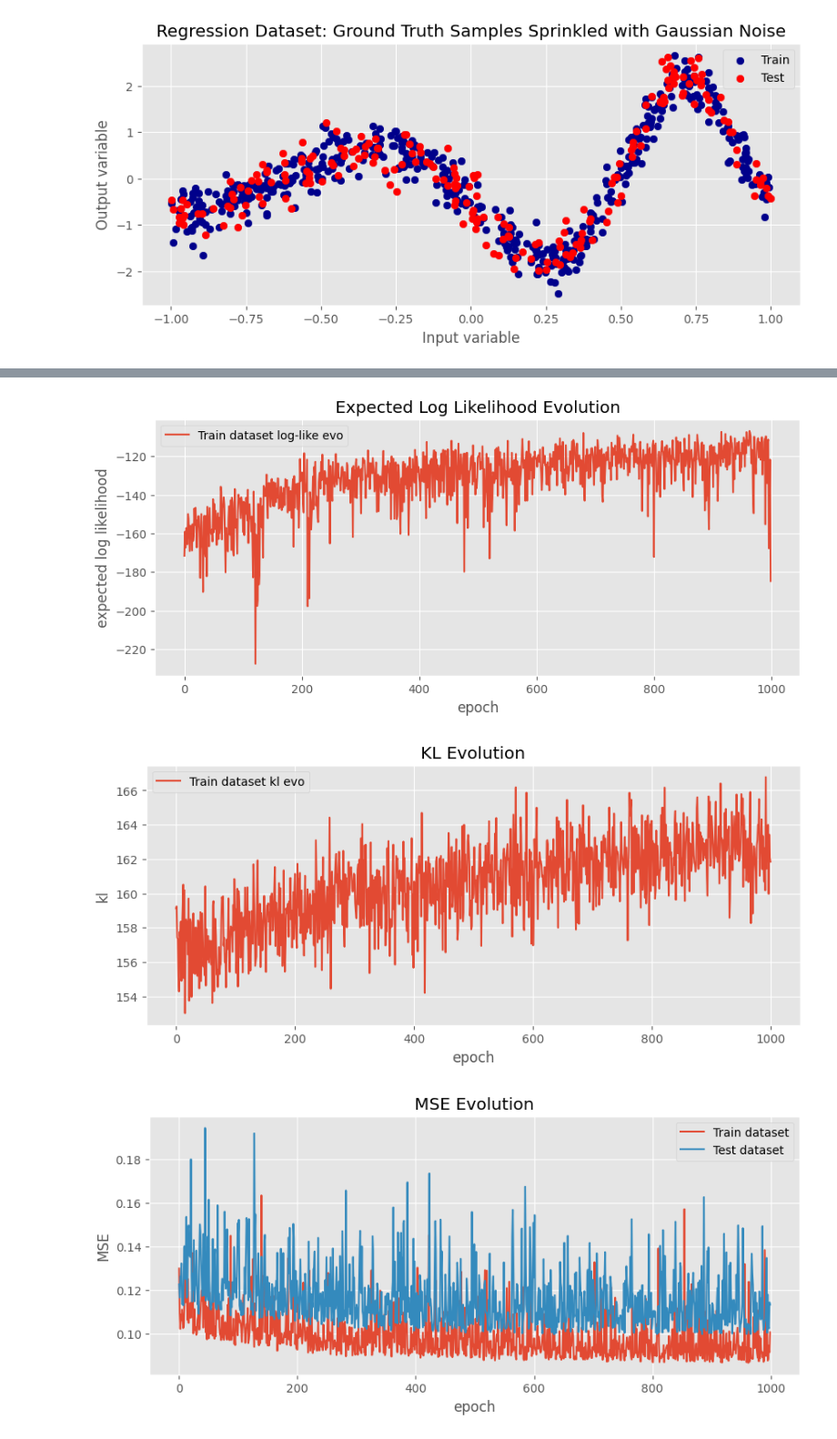
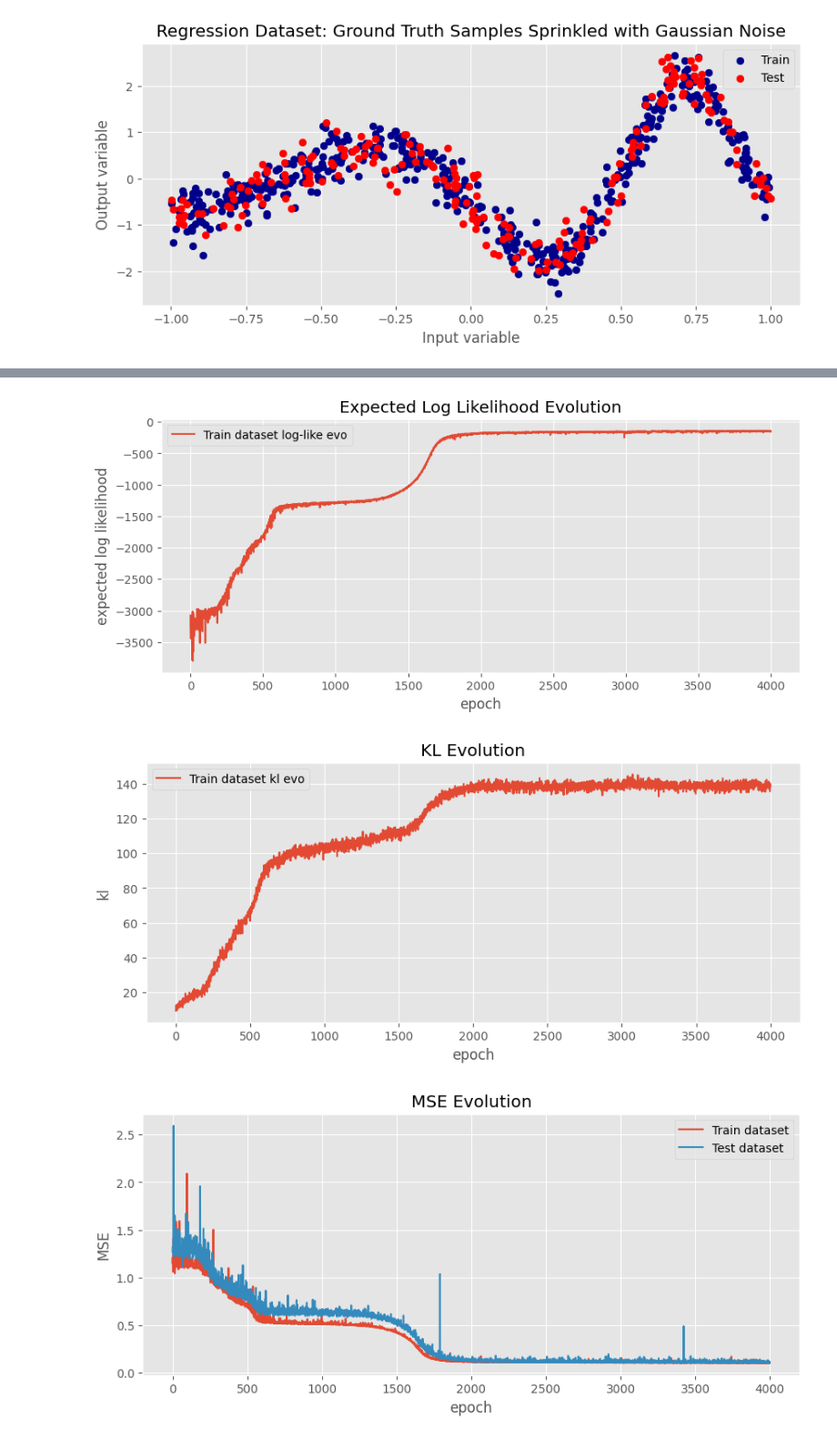
Before and after one commit to Marco-Gal/Bayesian-Neural-Network-Project, a Jupyter notebook: t distribution toy problems/gaussian-noise.ipynb, the cells around one changed output, grey strips where cells are left out. Shown at 91% size. Saved outputs shown, nothing was run; the diff lists cells and outputs as text; code cells hidden in the pictures.

```diff
--- a/t distribution toy problems/gaussian-noise.ipynb
+++ b/t distribution toy problems/gaussian-noise.ipynb
@@ -469,7 +632,7 @@ tr_mse_loss_evo = []
 te_mse_loss_evo = []
 aux_loss = nn.MSELoss()
 
-for epoch in tqdm(range(1000)):  # epochs
+for epoch in tqdm(range(4000)):  # epochs
     g_opt.zero_grad()
 
     l, ll, kl = gaussian_bnn_model.loss(x_tr, y_tr, num_samples = 10)
@@ -530,7 +693,7 @@ tr_mse_loss_evo = []
 te_mse_loss_evo = []
 aux_loss = nn.MSELoss()
 
-for epoch in tqdm(range(1000)):  # epochs
+for epoch in tqdm(range(4000)):  # epochs
     t_opt.zero_grad()
 
     l, ll, kl = t_bnn_model.loss(x_tr, y_tr, num_samples = 10)
@@ -581,3 +744,3 @@ plt.show()
-[figure, old version]
+[figure, new version]
-[figure, old version]
+[figure, new version]
-[figure, old version]
+[figure, new version]
```
Also changed, not shown: parts of 14 cells of this notebook, 6 other files.
